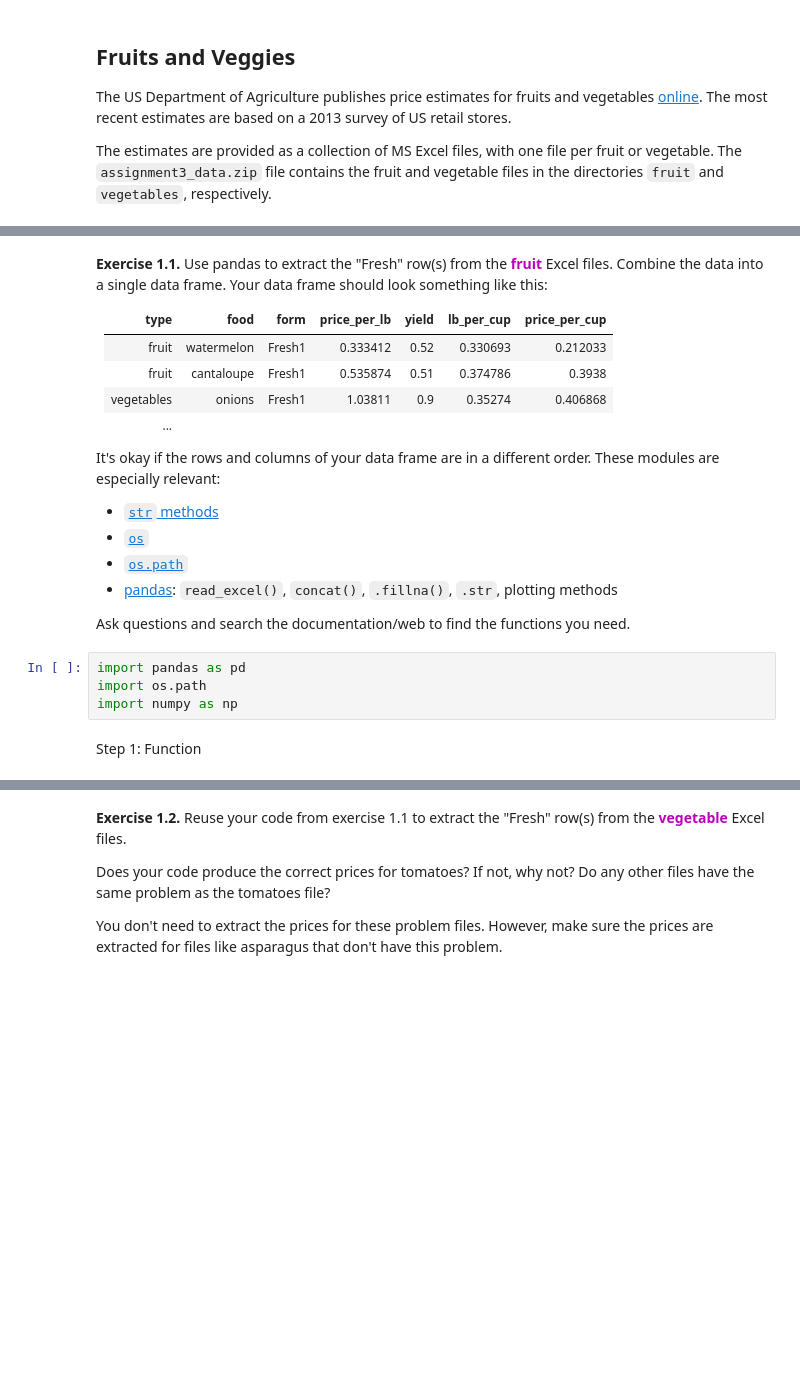
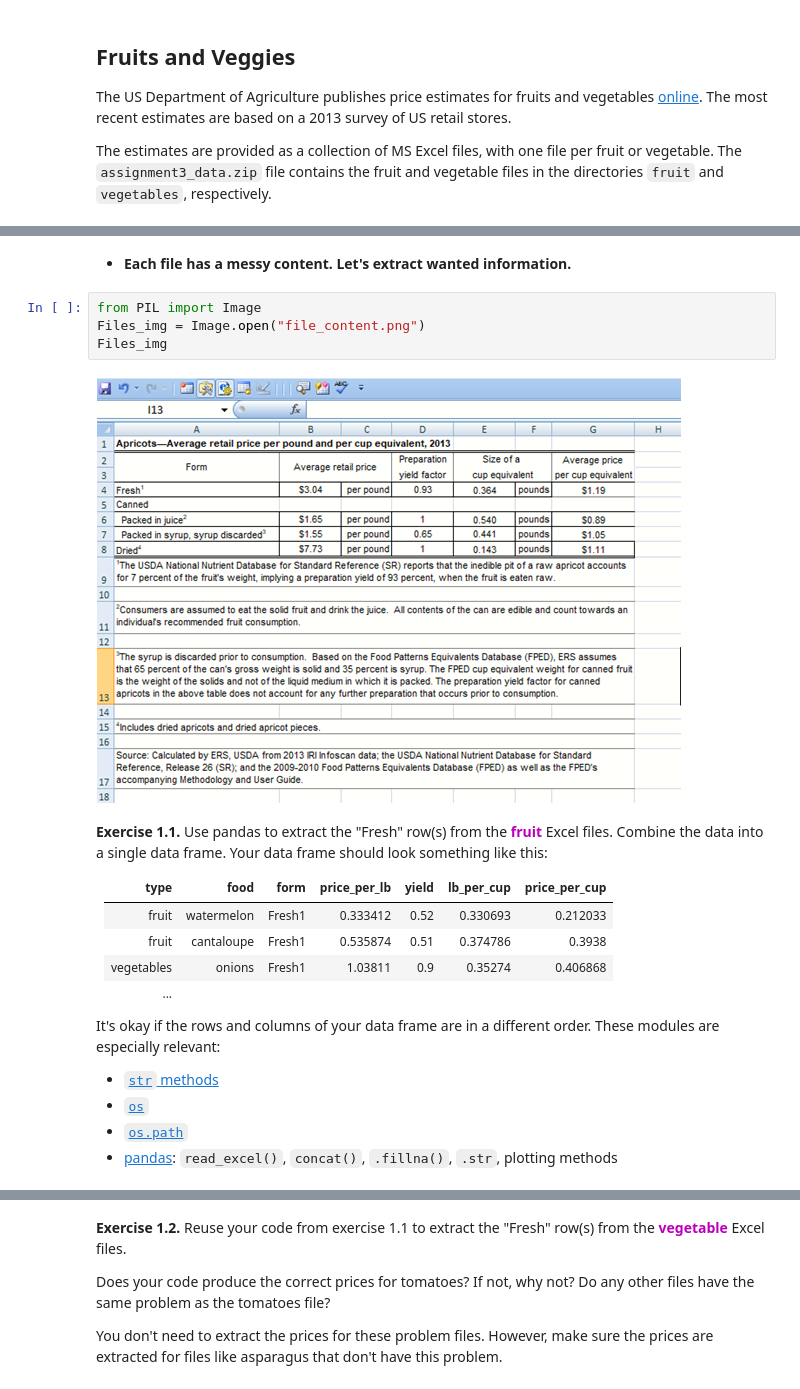
Before and after one commit to Wei-Kuang/STA141B, a Jupyter notebook: HW3/hw3_2019.ipynb, the cells around one changed output, grey strips where cells are left out. Cells and saved outputs as stored; diff of their text form; blank space fills up the shorter version.

```diff
--- a/HW3/hw3_2019.ipynb
+++ b/HW3/hw3_2019.ipynb
@@ -19,3 +17,11 @@ The estimates are provided as a collection of MS Excel files, with one file per
+# %% [markdown]
+* __Each file has a messy content. Let's extract wanted information.__
+# %%
+from PIL import Image
+Files_img = Image.open("file_content.png")
+Files_img
+# %% [output]
+[figure, added]
 # %% [markdown]
 __Exercise 1.1.__ Use pandas to extract the "Fresh" row(s) from the <strong style="color:#B0B">fruit</strong> Excel files. Combine the data into a single data frame. Your data frame should look something like this:
 
@@ -33,11 +39,3 @@ It's okay if the rows and columns of your data frame are in a different order. T
 * [`os`](https://docs.python.org/2/library/os.html)
 * [`os.path`](https://docs.python.org/2/library/os.path.html)
 * [pandas](http://pandas.pydata.org/pandas-docs/stable/): `read_excel()`, `concat()`, `.fillna()`, `.str`, plotting methods
-
-Ask questions and search the documentation/web to find the functions you need.
-# %%
-import pandas as pd
-import os.path
-import numpy as np
-# %% [markdown]
-Step 1: Function
```
Also changed, not shown: parts of 89 cells of this notebook.
